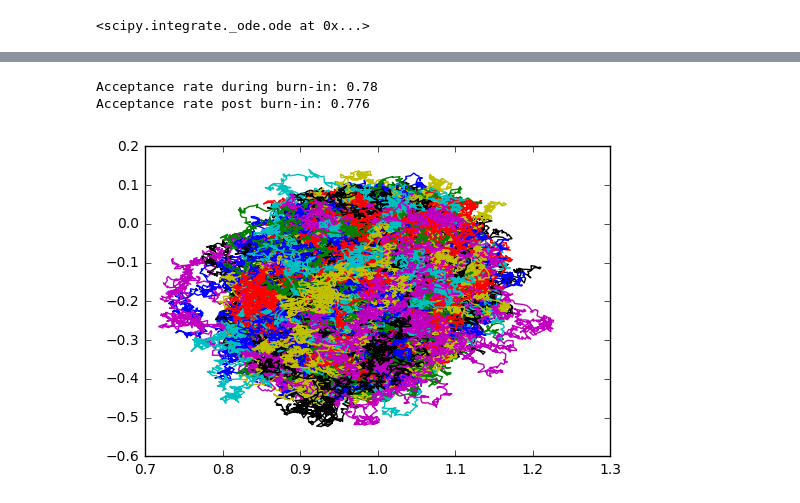
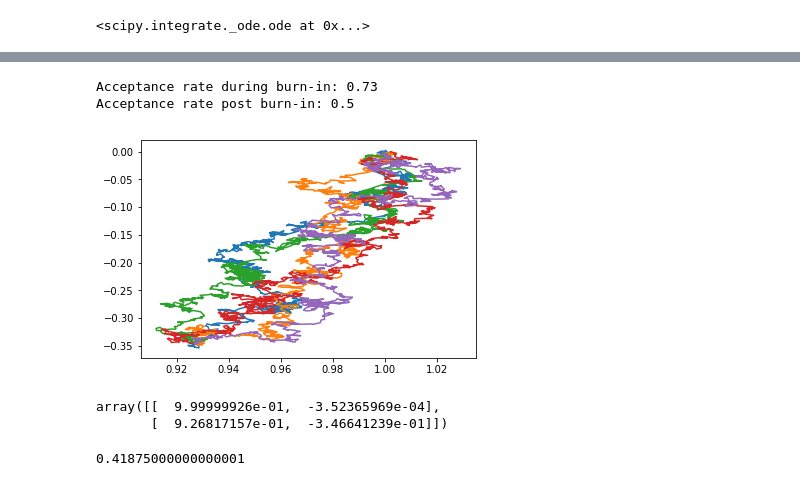
Before and after one commit to hbhat4000/pathsamp, a Jupyter notebook: newbridge/diffbridge2d.ipynb, the cells around one changed output, grey strips where cells are left out. Drawn from its saved outputs; the diff is of its cells as text; code cells hidden in the pictures.

```diff
--- a/newbridge/diffbridge2d.ipynb
+++ b/newbridge/diffbridge2d.ipynb
@@ -39,7 +39,7 @@ plt.plot(traj[:,0],traj[:,1])
 x = traj[[0,999],:]
 t = np.array([0., 6.7/16])
 # %%
-gamma = np.array([.2,.25])
+gamma = np.array([.075,.1])
 # %%
 def brownianbridgeM(gvec, xin, tin, n):
     h = (tin[1]-tin[0])/n
@@ -74,10 +74,12 @@ def girsanovM(gvec, path, dt):
     return r
 # %%
 # MH sampler
-numsteps = 1000
+numsteps = 10
 burnin = 100
 n = 1000
 h = (t[1]-t[0])/n
+
+fig, ax = plt.subplots( nrows=1, ncols=1 )
 
 # tout, xcur = brownianbridgeM(gamma,xaux,t,n)
 # xcur += traj.T
@@ -85,34 +87,34 @@ tout, xcur = brownianbridgeM(gamma,x,t,n)
 oldlik = girsanovM(gvec=gamma, path=xcur, dt=h)
 arburn = np.zeros(burnin)
 for jj in range(burnin):
     # _, prop = brownianbridgeM(gamma,xaux,t,n)
     # prop += traj.T
     _, prop = brownianbridgeM(gamma,x,t,n)
     proplik = girsanovM(gvec=gamma, path=prop, dt=h)
     rho = proplik - oldlik
     if (rho >= np.log(np.random.uniform())):
         xcur = prop
         oldlik = proplik
         arburn[jj] = 1
 
 print("Acceptance rate during burn-in:", np.mean(arburn))
 
 arsamp = np.zeros(numsteps)
 for jj in range(numsteps):
     # _, prop = brownianbridgeM(gamma,xaux,t,n)
     # prop += traj.T
     _, prop = brownianbridgeM(gamma,x,t,n)
     proplik = girsanovM(gvec=gamma, path=prop, dt=h)
     rho = proplik - oldlik
     if (rho >= np.log(np.random.uniform())):
         xcur = prop
         oldlik = proplik
         arsamp[jj] = 1
-        _ = plt.plot(xcur[0,:],xcur[1,:])
+        ax.plot(xcur[0,:],xcur[1,:])
     # samples[jj,:] = xcur
 
 print("Acceptance rate post burn-in:", np.mean(arsamp))
 # %% [output]
-Acceptance rate during burn-in: 0.78
-Acceptance rate post burn-in: 0.776
+Acceptance rate during burn-in: 0.73
+Acceptance rate post burn-in: 0.5
-[figure, old version]
+[figure, new version]
@@ -118,0 +125,9 @@ Acceptance rate post burn-in: 0.776
+# %%
+x
+# %% [output]
+array([[  9.99999926e-01,  -3.52365969e-04],
+       [  9.26817157e-01,  -3.46641239e-01]])
+# %%
+t[1]
+# %% [output]
+0.41875000000000001
```
Also changed, not shown: parts of 3 cells of this notebook, 4 other files.
